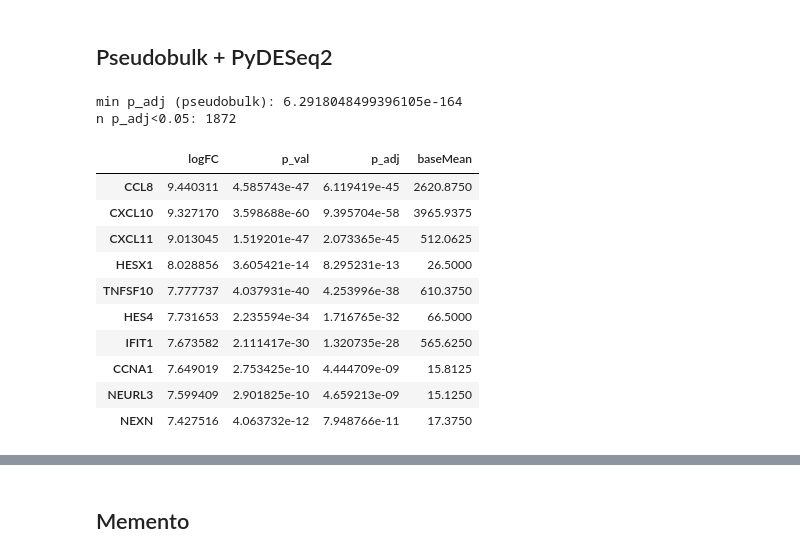
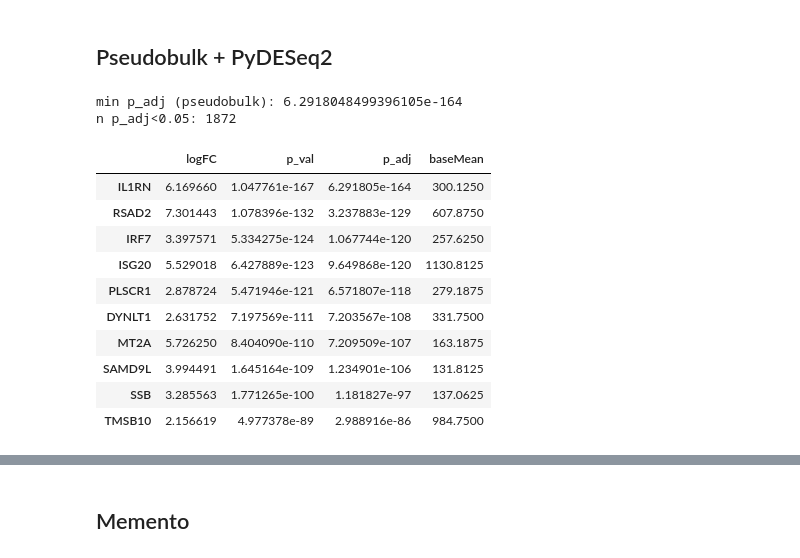
Before and after one commit to leelieber2025/scATrans, a Jupyter notebook: docs/tutorials/t_gse96583_standalone_de_enrichment.ipynb, the cells around one changed output, grey strips where cells are left out. Drawn from its saved outputs; the diff is of its cells as text; code cells hidden in the pictures.

```diff
--- a/docs/tutorials/t_gse96583_standalone_de_enrichment.ipynb
+++ b/docs/tutorials/t_gse96583_standalone_de_enrichment.ipynb
@@ -115,29 +139,29 @@ candidates.head(10)
 # %%
 adata_pb = adata.copy()  # still cell-level after this call; PB is internal
 adata_pb, de_pseudobulk = scat.differential_expression(
     adata_pb,
     groupby="condition",
     target_group="IFNb",
     reference_group="control",
     use_pseudobulk=True,
     sample_col="sample",
     pseudobulk_de_backend="pydeseq2",
 )
 print("min p_adj (pseudobulk):", de_pseudobulk["p_adj"].min())
 print("n p_adj<0.05:", (de_pseudobulk["p_adj"] < 0.05).sum())
-de_pseudobulk.sort_values("logFC", ascending=False).head(10)
+de_pseudobulk.sort_values(["p_adj", "logFC"], ascending=[True, False]).head(10)
 # %% [output]
 min p_adj (pseudobulk): 6.2918048499396105e-164
 n p_adj<0.05: 1872
 |  | logFC | p_val | p_adj | baseMean |
-| CCL8 | 9.440311 | 4.585743e-47 | 6.119419e-45 | 2620.8750 |
-| CXCL10 | 9.327170 | 3.598688e-60 | 9.395704e-58 | 3965.9375 |
-| CXCL11 | 9.013045 | 1.519201e-47 | 2.073365e-45 | 512.0625 |
-| HESX1 | 8.028856 | 3.605421e-14 | 8.295231e-13 | 26.5000 |
-| TNFSF10 | 7.777737 | 4.037931e-40 | 4.253996e-38 | 610.3750 |
-| HES4 | 7.731653 | 2.235594e-34 | 1.716765e-32 | 66.5000 |
-| IFIT1 | 7.673582 | 2.111417e-30 | 1.320735e-28 | 565.6250 |
-| CCNA1 | 7.649019 | 2.753425e-10 | 4.444709e-09 | 15.8125 |
-| NEURL3 | 7.599409 | 2.901825e-10 | 4.659213e-09 | 15.1250 |
-| NEXN | 7.427516 | 4.063732e-12 | 7.948766e-11 | 17.3750 |
+| IL1RN | 6.169660 | 1.047761e-167 | 6.291805e-164 | 300.1250 |
+| RSAD2 | 7.301443 | 1.078396e-132 | 3.237883e-129 | 607.8750 |
+| IRF7 | 3.397571 | 5.334275e-124 | 1.067744e-120 | 257.6250 |
+| ISG20 | 5.529018 | 6.427889e-123 | 9.649868e-120 | 1130.8125 |
+| PLSCR1 | 2.878724 | 5.471946e-121 | 6.571807e-118 | 279.1875 |
+| DYNLT1 | 2.631752 | 7.197569e-111 | 7.203567e-108 | 331.7500 |
+| MT2A | 5.726250 | 8.404090e-110 | 7.209509e-107 | 163.1875 |
+| SAMD9L | 3.994491 | 1.645164e-109 | 1.234901e-106 | 131.8125 |
+| SSB | 3.285563 | 1.771265e-100 | 1.181827e-97 | 137.0625 |
+| TMSB10 | 2.156619 | 4.977378e-89 | 2.988916e-86 | 984.7500 |
 # %%
```
Also changed, not shown: parts of 17 cells of this notebook, 21 other files.
